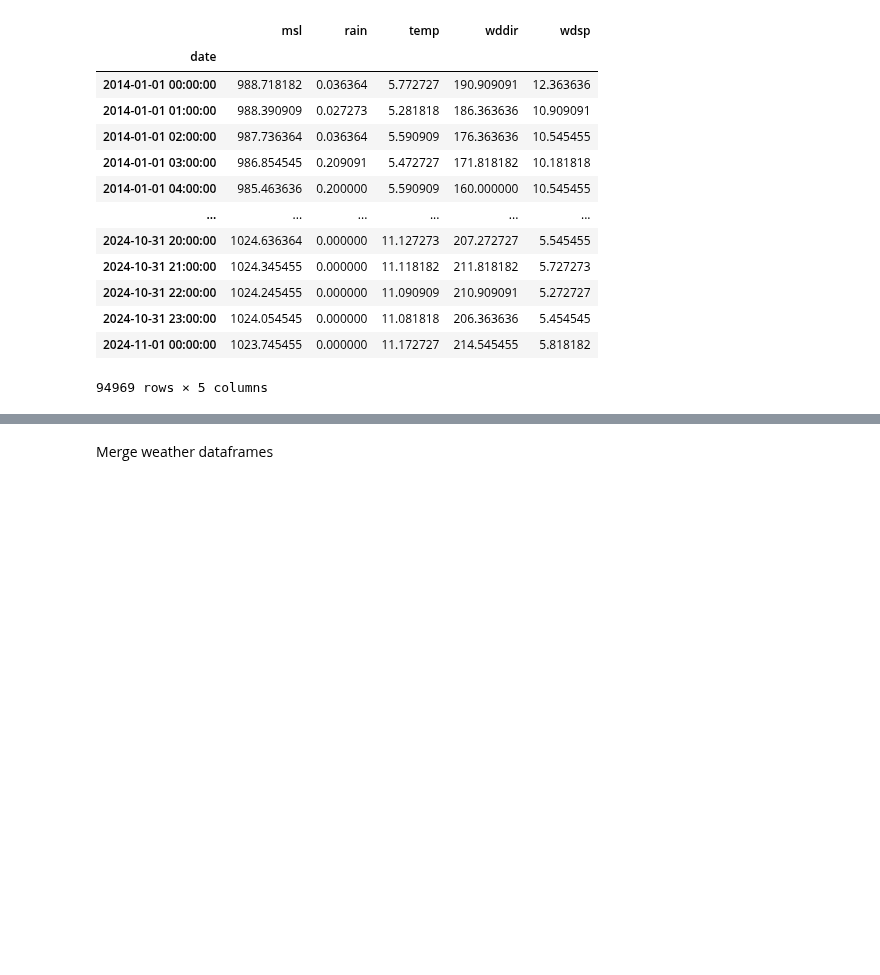
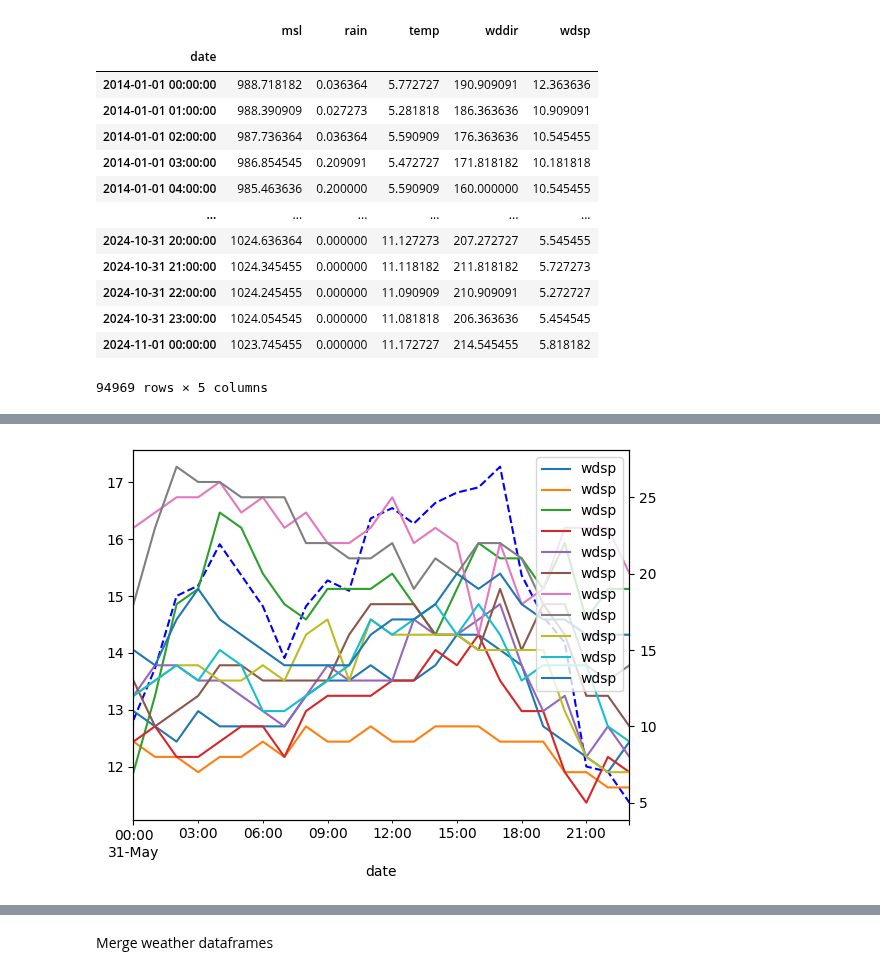
Before and after one commit to IreneKilgannon/PFDA, a Jupyter notebook: PFDA-project/wind.ipynb, the cells around one changed output, grey strips where cells are left out. Drawn from its saved outputs; the diff is of its cells as text; code cells hidden in the pictures; blank space fills up the shorter version.

```diff
--- a/PFDA-project/wind.ipynb
+++ b/PFDA-project/wind.ipynb
@@ -332,0 +383,15 @@ weather_df_mean
+# %%
+variation2_df = weather_df.loc['2015-05-31']
+# %%
+mean2 = weather_df_mean.loc['2015-05-31']
+# %%
+fig, ax = plt.subplots()
+
+mean2['wdsp'].plot(ax=ax, color = 'b', linestyle = 'dashed')
+ax2 = ax.twinx()
+
+variation2_df['wdsp'].plot(ax= ax2)
+
+plt.show()
+# %% [output]
+[figure, added]
```
Also changed, not shown: parts of 32 cells of this notebook, 1 other file.
